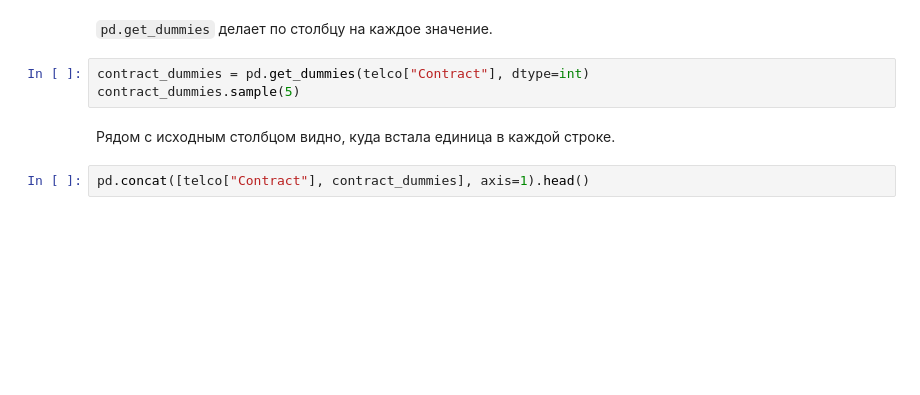
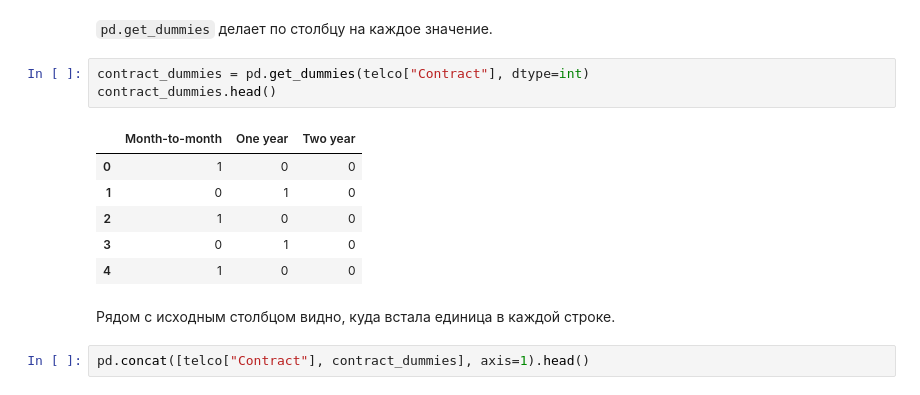
Before and after one commit to salexkon/ml_dafe_mipt, a Jupyter notebook: classes/week_04_eda/seminar_04.ipynb, the cells around one changed output. Cells and saved outputs as stored; diff of their text form; blank space fills up the shorter version.

```diff
--- a/classes/week_04_eda/seminar_04.ipynb
+++ b/classes/week_04_eda/seminar_04.ipynb
@@ -543,7 +770,14 @@ telco["Contract"].head()
 `pd.get_dummies` делает по столбцу на каждое значение.
 # %%
 contract_dummies = pd.get_dummies(telco["Contract"], dtype=int)
-contract_dummies.sample(5)
+contract_dummies.head()
+# %% [output]
+|  | Month-to-month | One year | Two year |
+| 0 | 1 | 0 | 0 |
+| 1 | 0 | 1 | 0 |
+| 2 | 1 | 0 | 0 |
+| 3 | 0 | 1 | 0 |
+| 4 | 1 | 0 | 0 |
 # %% [markdown]
 Рядом с исходным столбцом видно, куда встала единица в каждой строке.
 # %%
```
Also changed, not shown: parts of 164 cells of this notebook.
